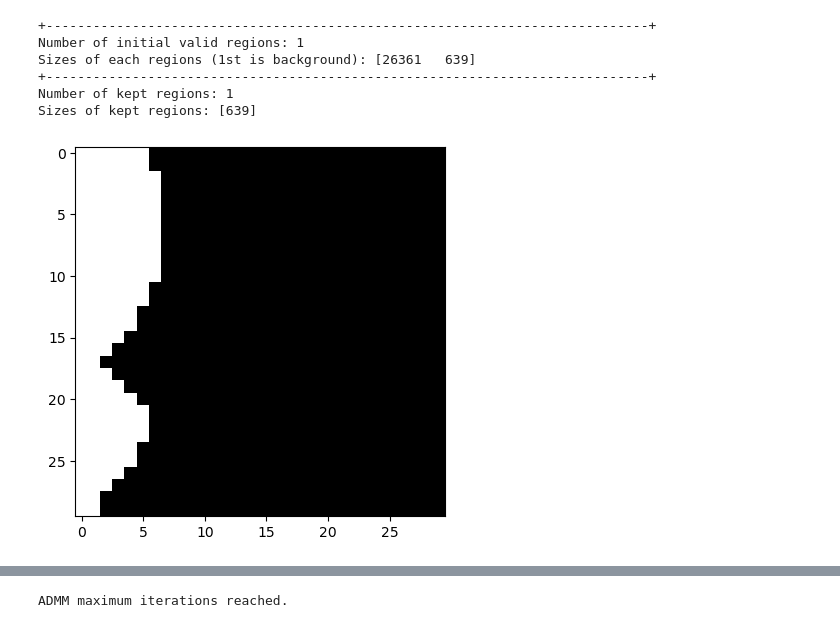
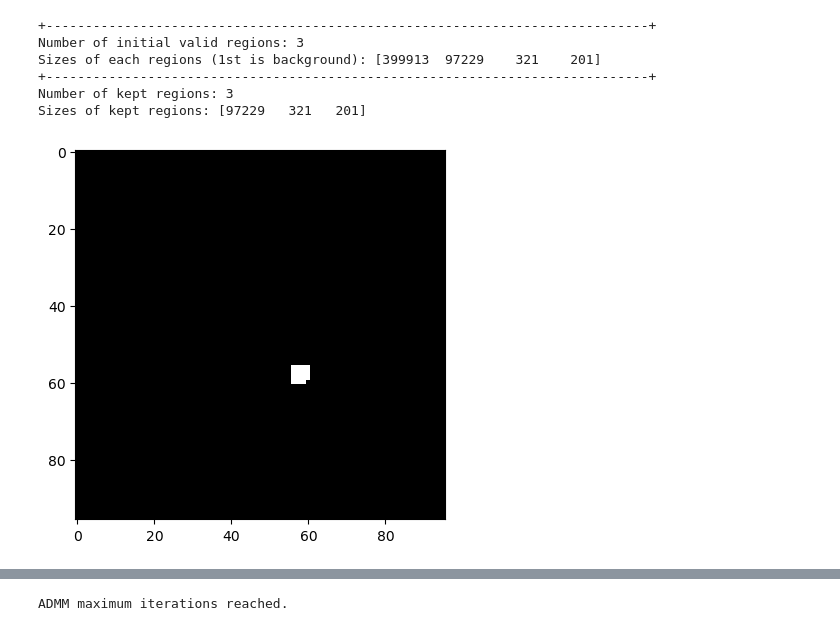
Before and after one commit to xunany/MaxEnt, a Jupyter notebook: Analyzing.ipynb, the cells around one changed output, grey strips where cells are left out. Drawn from its saved outputs; the diff is of its cells as text; code cells hidden in the pictures.

```diff
--- a/Analyzing.ipynb
+++ b/Analyzing.ipynb
@@ -24,25 +32,29 @@ importlib.reload(das)
 # %%
 # run the Converting.ipynb first
-data = np.load('/Users/xunan/Projects/MaxEnt/Data/processed_numpy.npz')
+data = np.load('/Users/xunan/Projects/MaxEnt/Data/Processed_Ning.npz')
 Sb0 =   data['Sb0']
 Sqs =   data['Sqs']
 qs =    data['qs']
-sigma = data['sigma']
+sigma_TE = data['sigma_TE']
+sigma_va = data['sigma_va']
 # %%
-# crop part of the data to run
-sub_Sqs = Sqs[0:30, 0:30, 0:30, :]
-sub_Sb0 = Sb0[0:30, 0:30, 0:30, :]
-mask, lin2idx = bf.mask_brain(sub_Sb0, median_radius = 1, numpass = 4, vol_idx = [0, 1, 2, 3, 4], least_size = 100, keep_top = 3)
-sub_Sqs = sub_Sqs[mask, :]
+# Identify the whole brain region
+mask = bf.mask_brain(Sb0, median_radius = 1, numpass = 4, vol_idx = [0, 1, 2, 3, 4], least_size = 100, keep_top = 3)
 # %% [output]
 +-----------------------------------------------------------------------------+
-Number of initial valid regions: 1
-Sizes of each regions (1st is background): [26361   639]
+Number of initial valid regions: 3
+Sizes of each regions (1st is background): [399913  97229    321    201]
 +-----------------------------------------------------------------------------+
-Number of kept regions: 1
-Sizes of kept regions: [639]
+Number of kept regions: 3
+Sizes of kept regions: [97229   321   201]
-# %%
-plt.imshow(np.fliplr(np.flipud(mask[28, :, :].T)), cmap='gray')
-plt.show()
-# %% [output]
-[figure, removed]
+# %%
+# Load TE71ms DWI + gradients
+wm_data = nib.load("/Users/xunan/Projects/MaxEnt/Data/MultiTE_dMRI/TE71ms/Processed/dwi_eddy_unring.nii").get_fdata()
+bvals = np.loadtxt("/Users/xunan/Projects/MaxEnt/Data/MultiTE_dMRI/TE71ms/Processed/dwi_bval.txt")
+bvecs = np.loadtxt("/Users/xunan/Projects/MaxEnt/Data/MultiTE_dMRI/TE71ms/Processed/dwi_ed_bvec.txt")
+
+gtab = gradient_table(bvals=bvals, bvecs=bvecs)
+tenmodel = TensorModel(gtab)
+tenfit = tenmodel.fit(wm_data)
+
+FA = tenfit.fa
@@ -48,0 +64,5 @@ plt.show()
+# %%
+plt.imshow(np.fliplr(np.flipud(mask[:, :, 27].T)), cmap='gray')
+plt.show()
+# %% [output]
+[figure, added]
```
Also changed, not shown: parts of 17 cells of this notebook, 12 other files.
